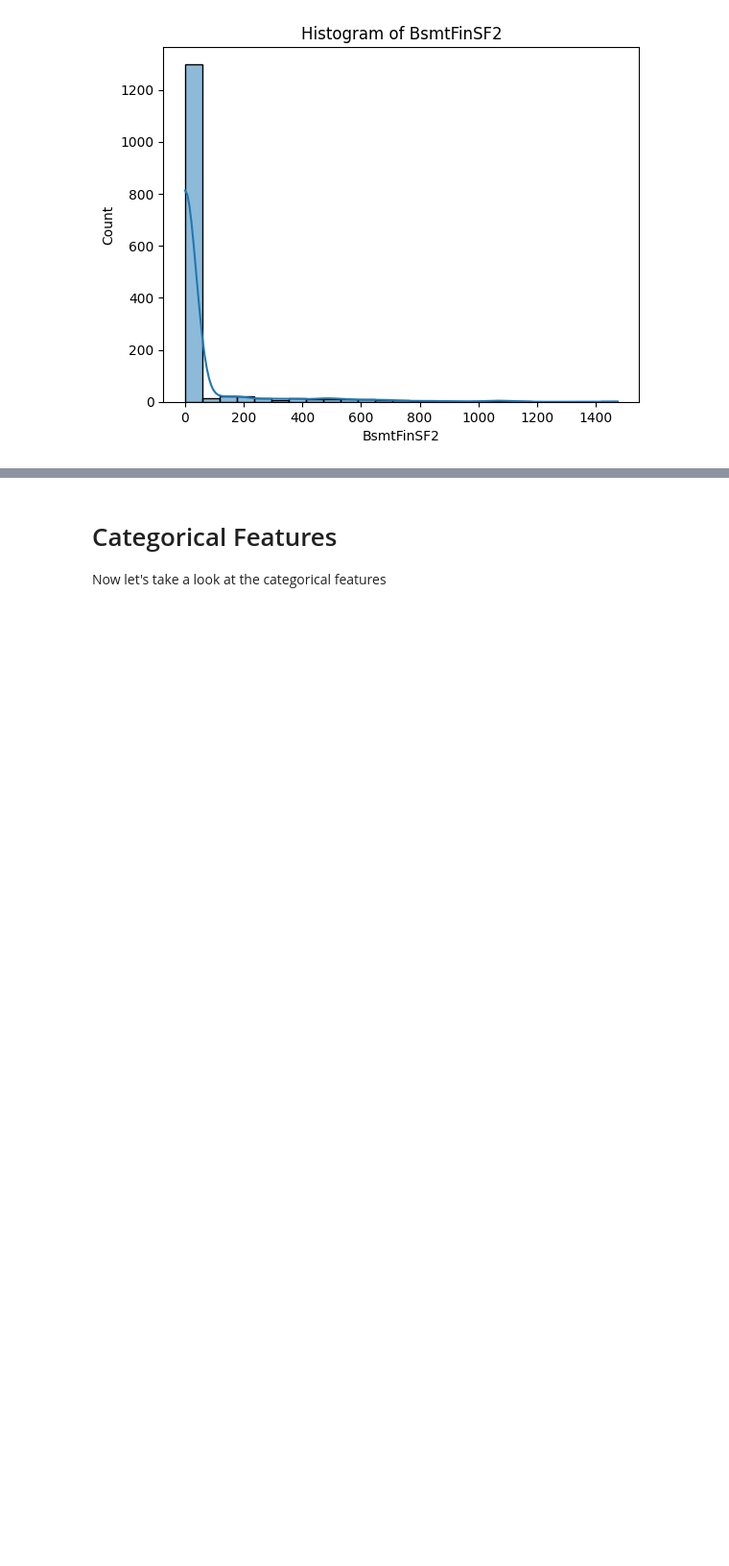
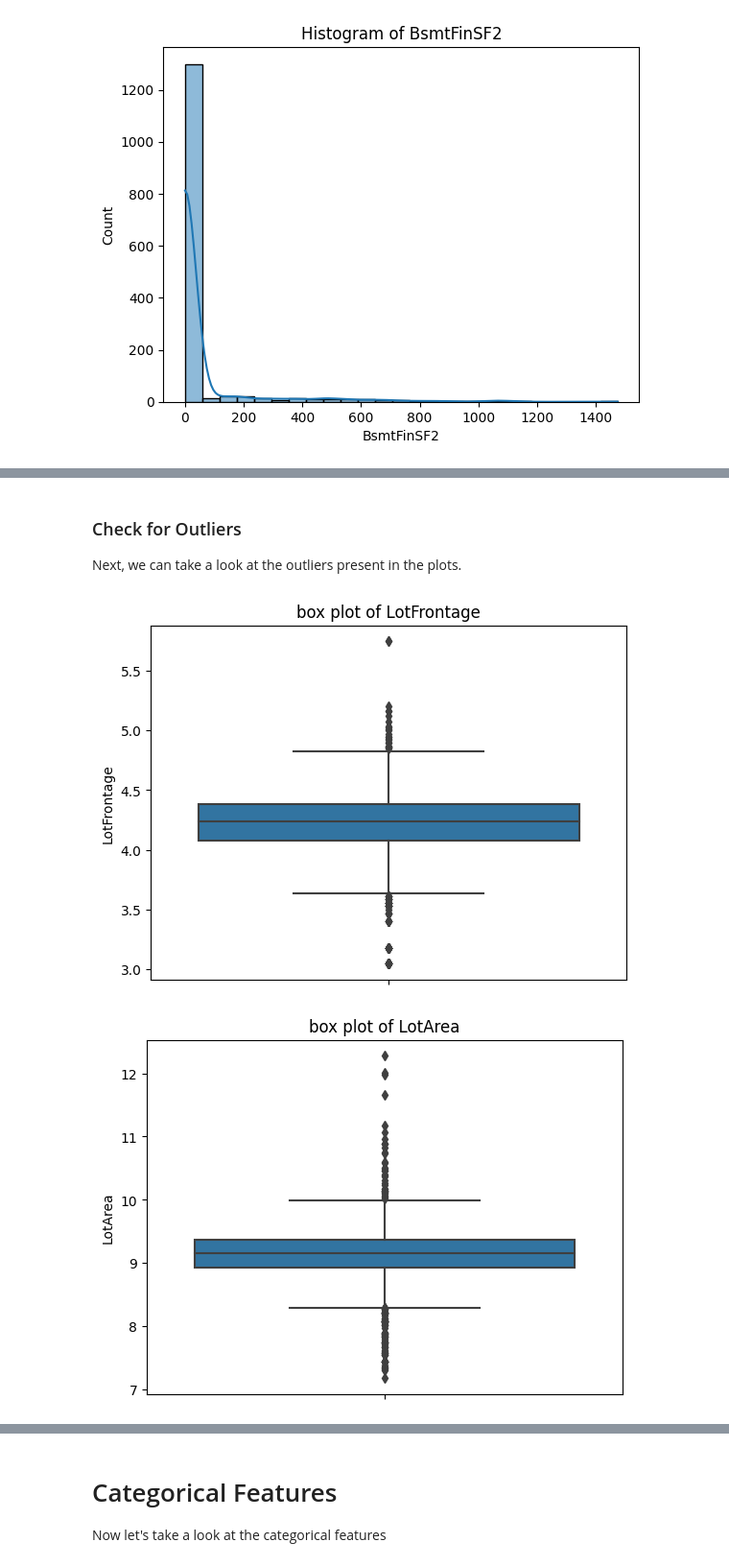
Before and after one commit to Ling01234/house-price-prediction, a Jupyter notebook: data_analysis.ipynb, the cells around one changed output, grey strips where cells are left out. Shown at 96% size. Drawn from its saved outputs; the diff is of its cells as text; code cells hidden in the pictures; blank space fills up the shorter version.

```diff
--- a/data_analysis.ipynb
+++ b/data_analysis.ipynb
@@ -245,0 +269,18 @@ for feature in continuous_features[:5]:
+# %% [markdown]
+### Check for Outliers
+
+Next, we can take a look at the outliers present in the plots.
+# %%
+for feature in continuous_features:
+    # skip the features with 0
+    if 0 in df[feature].unique():
+        pass
+    else:
+        transformed = np.log(df[feature])
+        sns.boxplot(y=transformed)
+        plt.title(f"box plot of {feature}")
+        plt.ylabel(f"{feature}")
+        plt.show()
+# %% [output]
+[figure, added]
+[figure, added]
```
Also changed, not shown: parts of 7 cells of this notebook, 1 other file.
